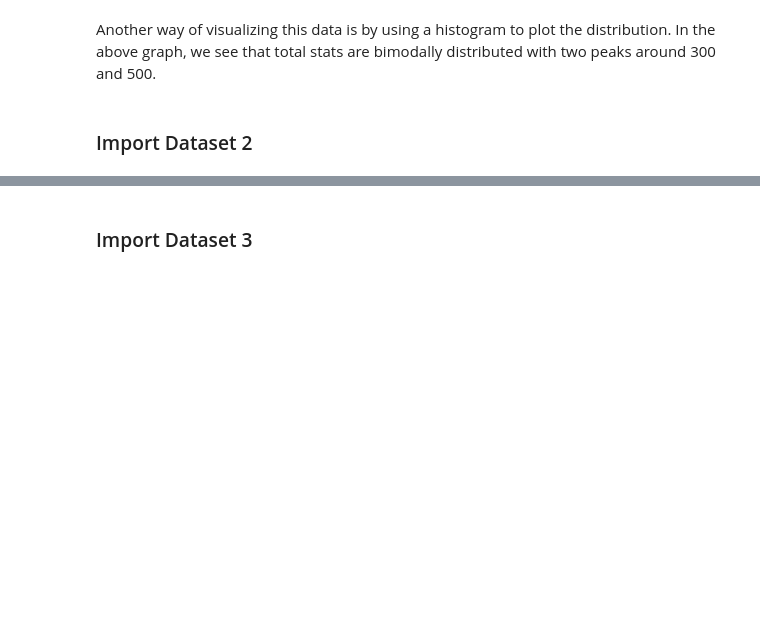
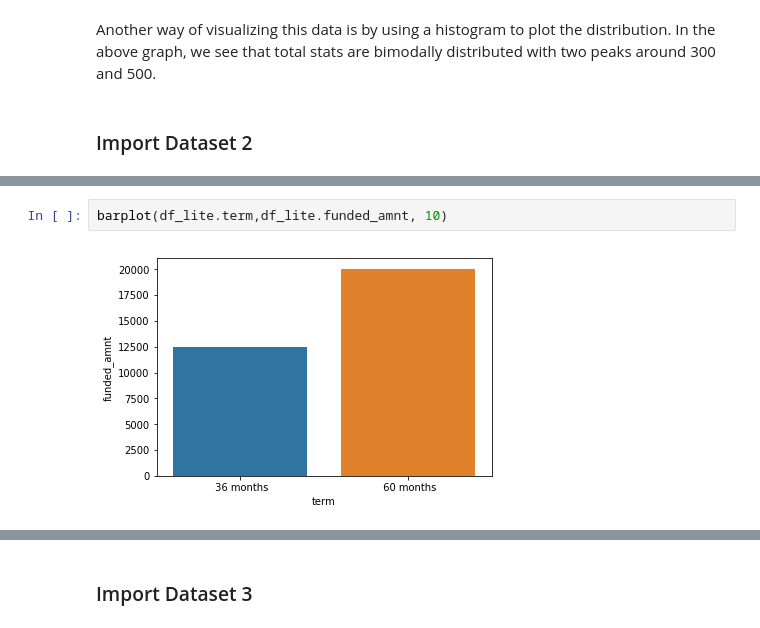
Before and after one commit to spencerrwise/homework1, a Jupyter notebook: Homework_1_Notebook.ipynb, the cells around one changed output, grey strips where cells are left out. Drawn from its saved outputs; the diff is of its cells as text; blank space fills up the shorter version.

```diff
--- a/Homework_1_Notebook.ipynb
+++ b/Homework_1_Notebook.ipynb
@@ -231,0 +247,4 @@ pd.read_sql_query("""select avg(loan_amnt), avg(term), int_rate, funded_amnt, zi
+# %%
+barplot(df_lite.term,df_lite.funded_amnt, 10)
+# %% [output]
+[figure, added]
```
Also changed, not shown: parts of 15 cells of this notebook.
